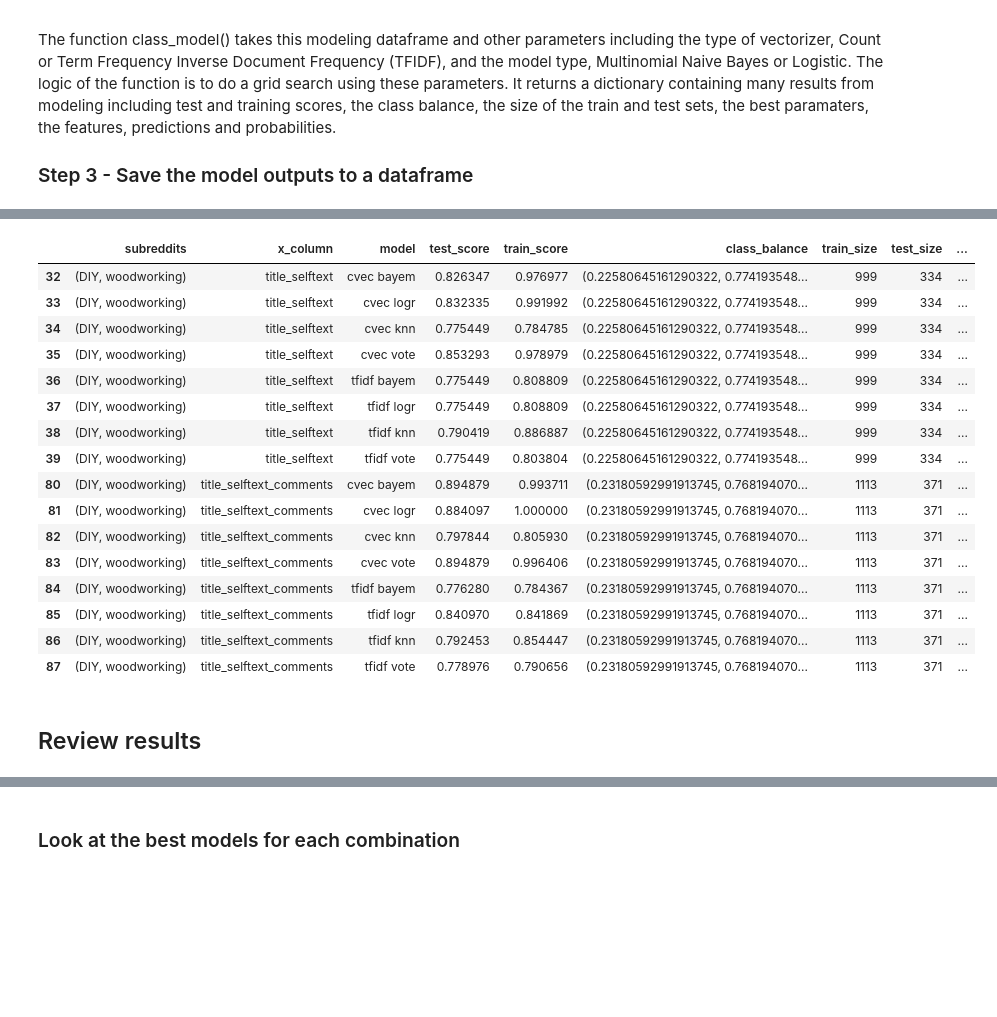
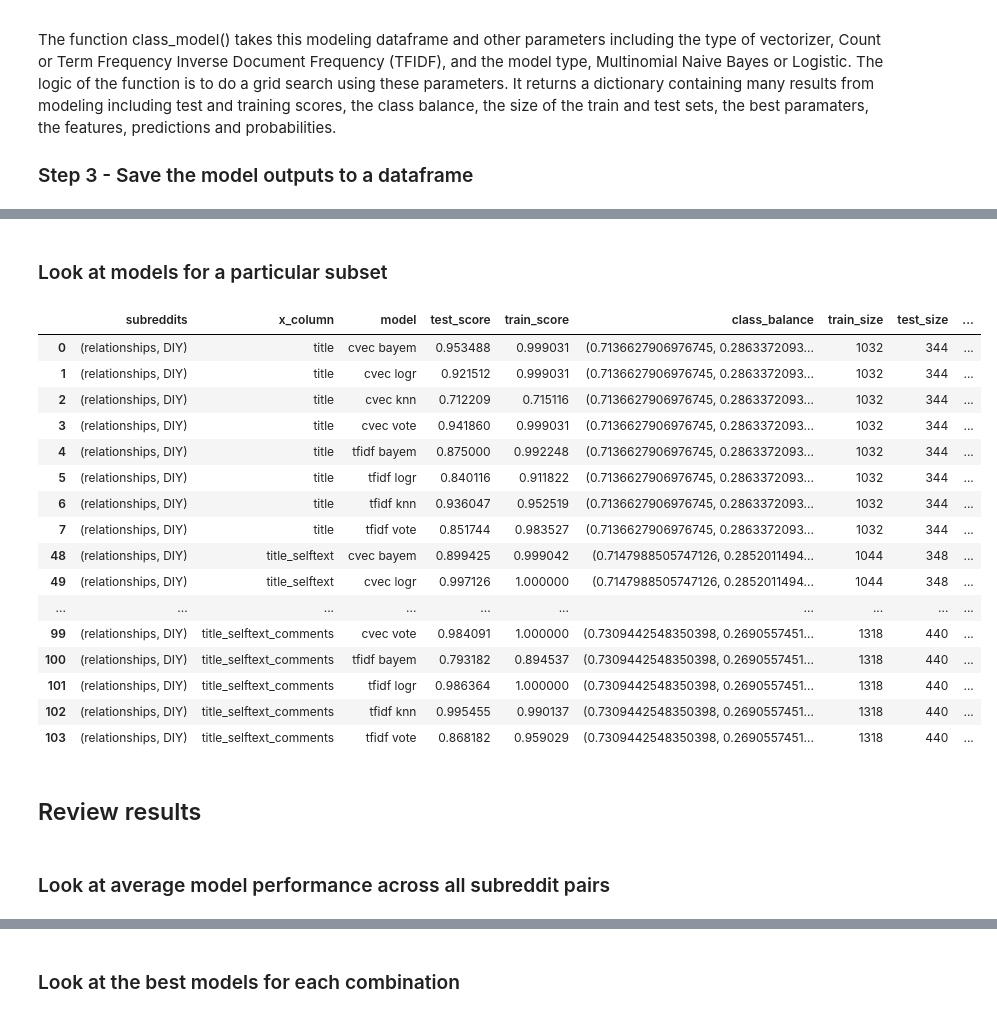
Before and after one commit to sgodfrey66/reddit_posts, a Jupyter notebook: code/Modeling.ipynb, the cells around one changed output, grey strips where cells are left out. Drawn from its saved outputs; the diff is of its cells as text; code cells hidden in the pictures; blank space fills up the shorter version.

```diff
--- a/code/Modeling.ipynb
+++ b/code/Modeling.ipynb
@@ -540,11 +614,9 @@ sg_pairs =[('relationships', 'DIY'), ('relationships', 'politics'),
 
 model_params = [('cvec','bayem'), ('cvec','logr'), ('cvec','knn'), ('cvec','vote'),
                 ('tfidf','bayem'), ('tfidf','logr'), ('tfidf','knn'), ('tfidf','vote')]
-# model_params = [('cvec','bayem'), ('cvec','logr'), ('cvec','knn'), ('cvec','vote')]
-# model_params = [('cvec','vote')]
 
 y_col = 'subreddit'
-X_columns = [['title', 'selftext'],['title', 'selftext','comments']]
+X_columns = [['title'], ['title', 'selftext'], ['title', 'selftext','comments']]
 
 model_list = []
 # For each set of x columns
@@ -596,23 +669,28 @@ model_lib
+# %% [markdown]
+### Look at models for a particular subset
 # %%
 # Look at the DIY and woodworking models
-model_lib[model_lib['subreddits']==('DIY', 'woodworking')]
+# model_lib[model_lib['subreddits']==('DIY', 'woodworking')]
+model_lib[model_lib['subreddits']==('relationships', 'DIY')]
 # %% [output]
 |  | subreddits | x_column | model | test_score | train_score | class_balance | train_size | test_size | ... |
-| 32 | (DIY, woodworking) | title_selftext | cvec bayem | 0.826347 | 0.976977 | (0.22580645161290322, 0.774193548... | 999 | 334 | ... |
-| 33 | (DIY, woodworking) | title_selftext | cvec logr | 0.832335 | 0.991992 | (0.22580645161290322, 0.774193548... | 999 | 334 | ... |
-| 34 | (DIY, woodworking) | title_selftext | cvec knn | 0.775449 | 0.784785 | (0.22580645161290322, 0.774193548... | 999 | 334 | ... |
-| 35 | (DIY, woodworking) | title_selftext | cvec vote | 0.853293 | 0.978979 | (0.22580645161290322, 0.774193548... | 999 | 334 | ... |
-| 36 | (DIY, woodworking) | title_selftext | tfidf bayem | 0.775449 | 0.808809 | (0.22580645161290322, 0.774193548... | 999 | 334 | ... |
-| 37 | (DIY, woodworking) | title_selftext | tfidf logr | 0.775449 | 0.808809 | (0.22580645161290322, 0.774193548... | 999 | 334 | ... |
-| 38 | (DIY, woodworking) | title_selftext | tfidf knn | 0.790419 | 0.886887 | (0.22580645161290322, 0.774193548... | 999 | 334 | ... |
-| 39 | (DIY, woodworking) | title_selftext | tfidf vote | 0.775449 | 0.803804 | (0.22580645161290322, 0.774193548... | 999 | 334 | ... |
-| 80 | (DIY, woodworking) | title_selftext_comments | cvec bayem | 0.894879 | 0.993711 | (0.23180592991913745, 0.768194070... | 1113 | 371 | ... |
-| 81 | (DIY, woodworking) | title_selftext_comments | cvec logr | 0.884097 | 1.000000 | (0.23180592991913745, 0.768194070... | 1113 | 371 | ... |
-| 82 | (DIY, woodworking) | title_selftext_comments | cvec knn | 0.797844 | 0.805930 | (0.23180592991913745, 0.768194070... | 1113 | 371 | ... |
-| 83 | (DIY, woodworking) | title_selftext_comments | cvec vote | 0.894879 | 0.996406 | (0.23180592991913745, 0.768194070... | 1113 | 371 | ... |
-| 84 | (DIY, woodworking) | title_selftext_comments | tfidf bayem | 0.776280 | 0.784367 | (0.23180592991913745, 0.768194070... | 1113 | 371 | ... |
-| 85 | (DIY, woodworking) | title_selftext_comments | tfidf logr | 0.840970 | 0.841869 | (0.23180592991913745, 0.768194070... | 1113 | 371 | ... |
-| 86 | (DIY, woodworking) | title_selftext_comments | tfidf knn | 0.792453 | 0.854447 | (0.23180592991913745, 0.768194070... | 1113 | 371 | ... |
-| 87 | (DIY, woodworking) | title_selftext_comments | tfidf vote | 0.778976 | 0.790656 | (0.23180592991913745, 0.768194070... | 1113 | 371 | ... |
+| 0 | (relationships, DIY) | title | cvec bayem | 0.953488 | 0.999031 | (0.7136627906976745, 0.2863372093... | 1032 | 344 | ... |
+| 1 | (relationships, DIY) | title | cvec logr | 0.921512 | 0.999031 | (0.7136627906976745, 0.2863372093... | 1032 | 344 | ... |
+| 2 | (relationships, DIY) | title | cvec knn | 0.712209 | 0.715116 | (0.7136627906976745, 0.2863372093... | 1032 | 344 | ... |
+| 3 | (relationships, DIY) | title | cvec vote | 0.941860 | 0.999031 | (0.7136627906976745, 0.2863372093... | 1032 | 344 | ... |
+| 4 | (relationships, DIY) | title | tfidf bayem | 0.875000 | 0.992248 | (0.7136627906976745, 0.2863372093... | 1032 | 344 | ... |
+| 5 | (relationships, DIY) | title | tfidf logr | 0.840116 | 0.911822 | (0.7136627906976745, 0.2863372093... | 1032 | 344 | ... |
+| 6 | (relationships, DIY) | title | tfidf knn | 0.936047 | 0.952519 | (0.7136627906976745, 0.2863372093... | 1032 | 344 | ... |
+| 7 | (relationships, DIY) | title | tfidf vote | 0.851744 | 0.983527 | (0.7136627906976745, 0.2863372093... | 1032 | 344 | ... |
+| 48 | (relationships, DIY) | title_selftext | cvec bayem | 0.899425 | 0.999042 | (0.7147988505747126, 0.2852011494... | 1044 | 348 | ... |
+| 49 | (relationships, DIY) | title_selftext | cvec logr | 0.997126 | 1.000000 | (0.7147988505747126, 0.2852011494... | 1044 | 348 | ... |
+| ... | ... | ... | ... | ... | ... | ... | ... | ... | ... |
+| 99 | (relationships, DIY) | title_selftext_comments | cvec vote | 0.984091 | 1.000000 | (0.7309442548350398, 0.2690557451... | 1318 | 440 | ... |
+| 100 | (relationships, DIY) | title_selftext_comments | tfidf bayem | 0.793182 | 0.894537 | (0.7309442548350398, 0.2690557451... | 1318 | 440 | ... |
+| 101 | (relationships, DIY) | title_selftext_comments | tfidf logr | 0.986364 | 1.000000 | (0.7309442548350398, 0.2690557451... | 1318 | 440 | ... |
+| 102 | (relationships, DIY) | title_selftext_comments | tfidf knn | 0.995455 | 0.990137 | (0.7309442548350398, 0.2690557451... | 1318 | 440 | ... |
+| 103 | (relationships, DIY) | title_selftext_comments | tfidf vote | 0.868182 | 0.959029 | (0.7309442548350398, 0.2690557451... | 1318 | 440 | ... |
 # %% [markdown]
 ## Review results
+# %% [markdown]
+### Look at average model performance across all subreddit pairs
```
Also changed, not shown: parts of 15 cells of this notebook, 7 other files.
